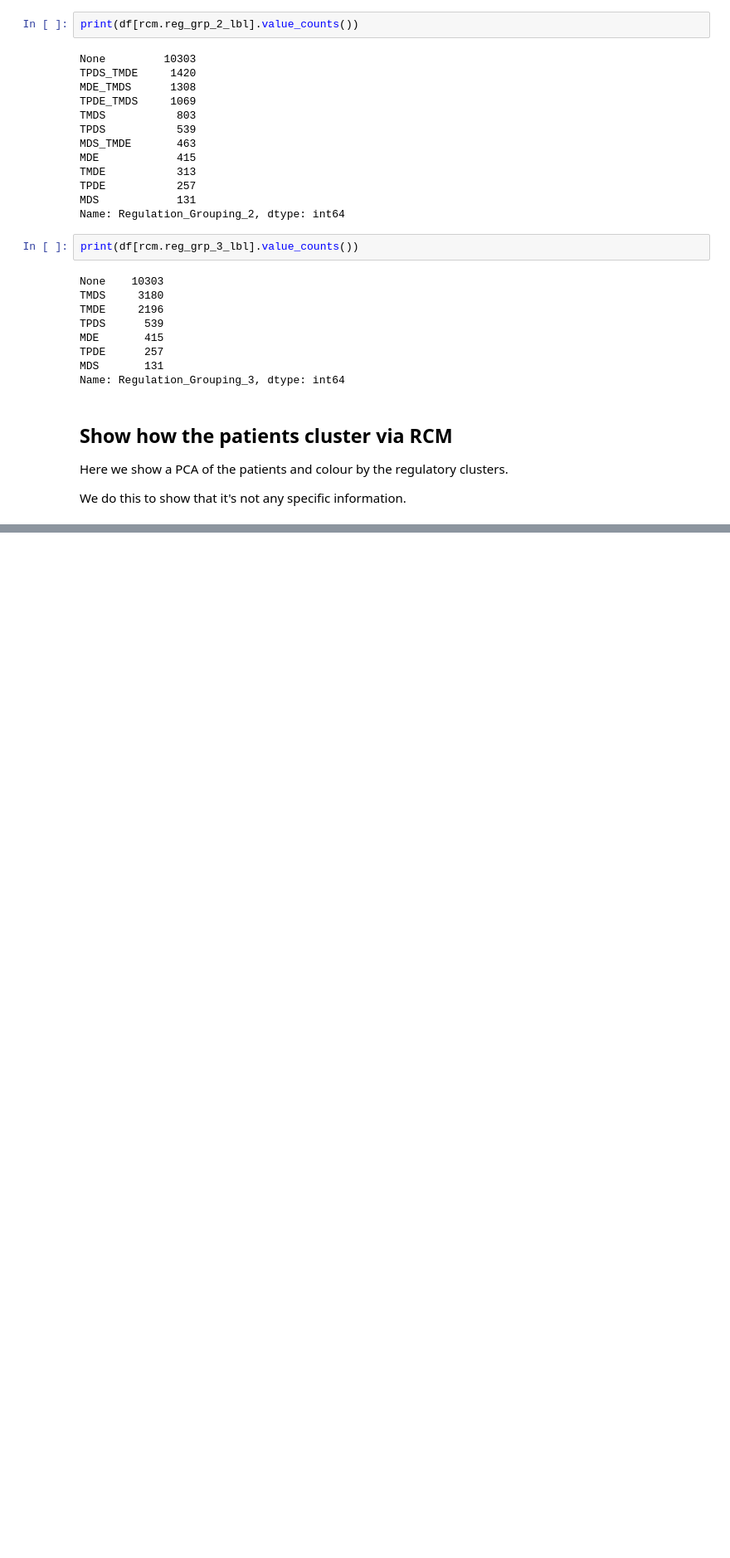
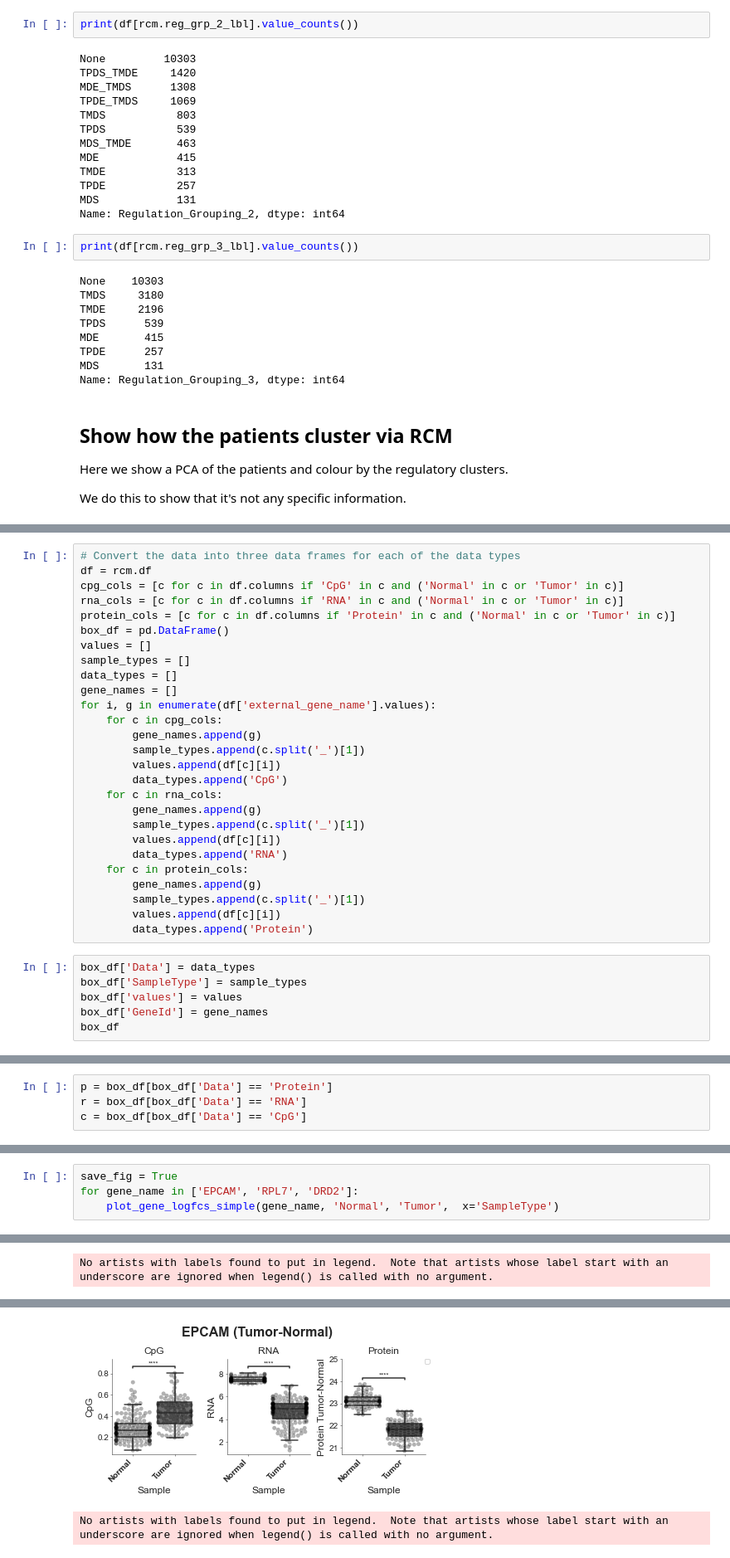
Before and after one commit to ArianeMora/SiRCle_multiomics_integration, a Jupyter notebook: manuscript_reproducibility/N11_SiRCle_RCM.ipynb, the cells around one changed output, grey strips where cells are left out. Shown at 83% size. Saved outputs shown, nothing was run; the diff lists cells and outputs as text; blank space fills up the shorter version.

```diff
--- a/manuscript_reproducibility/N11_SiRCle_RCM.ipynb
+++ b/manuscript_reproducibility/N11_SiRCle_RCM.ipynb
@@ -318,0 +370,33 @@ plt.show()
+# %%
+# Convert the data into three data frames for each of the data types
+df = rcm.df
+cpg_cols = [c for c in df.columns if 'CpG' in c and ('Normal' in c or 'Tumor' in c)]
+rna_cols = [c for c in df.columns if 'RNA' in c and ('Normal' in c or 'Tumor' in c)]
+protein_cols = [c for c in df.columns if 'Protein' in c and ('Normal' in c or 'Tumor' in c)]
+box_df = pd.DataFrame()
+values = []
+sample_types = []
+data_types = []
+gene_names = []
+for i, g in enumerate(df['external_gene_name'].values):
+    for c in cpg_cols:
+        gene_names.append(g)
+        sample_types.append(c.split('_')[1])
+        values.append(df[c][i])
+        data_types.append('CpG')
+    for c in rna_cols:
+        gene_names.append(g)
+        sample_types.append(c.split('_')[1])
+        values.append(df[c][i])
+        data_types.append('RNA')
+    for c in protein_cols:
+        gene_names.append(g)
+        sample_types.append(c.split('_')[1])
+        values.append(df[c][i])
+        data_types.append('Protein')
+# %%
+box_df['Data'] = data_types
+box_df['SampleType'] = sample_types
+box_df['values'] = values
+box_df['GeneId'] = gene_names
+box_df
@@ -318,0 +417,4 @@ plt.show()
+# %%
+p = box_df[box_df['Data'] == 'Protein']
+r = box_df[box_df['Data'] == 'RNA']
+c = box_df[box_df['Data'] == 'CpG']
@@ -318,0 +481,5 @@ plt.show()
+# %%
+save_fig = True
+for gene_name in ['EPCAM', 'RPL7', 'DRD2']:
+    plot_gene_logfcs_simple(gene_name, 'Normal', 'Tumor',  x='SampleType')
+# %% [output]
@@ -318,0 +506 @@ plt.show()
+No artists with labels found to put in legend.  Note that artists whose label start with an underscore are ignored when legend() is called with no argument.
@@ -318,0 +517,2 @@ plt.show()
+[figure, added]
+No artists with labels found to put in legend.  Note that artists whose label start with an underscore are ignored when legend() is called with no argument.
```
Also changed, not shown: parts of 17 cells of this notebook, 5 other files.
